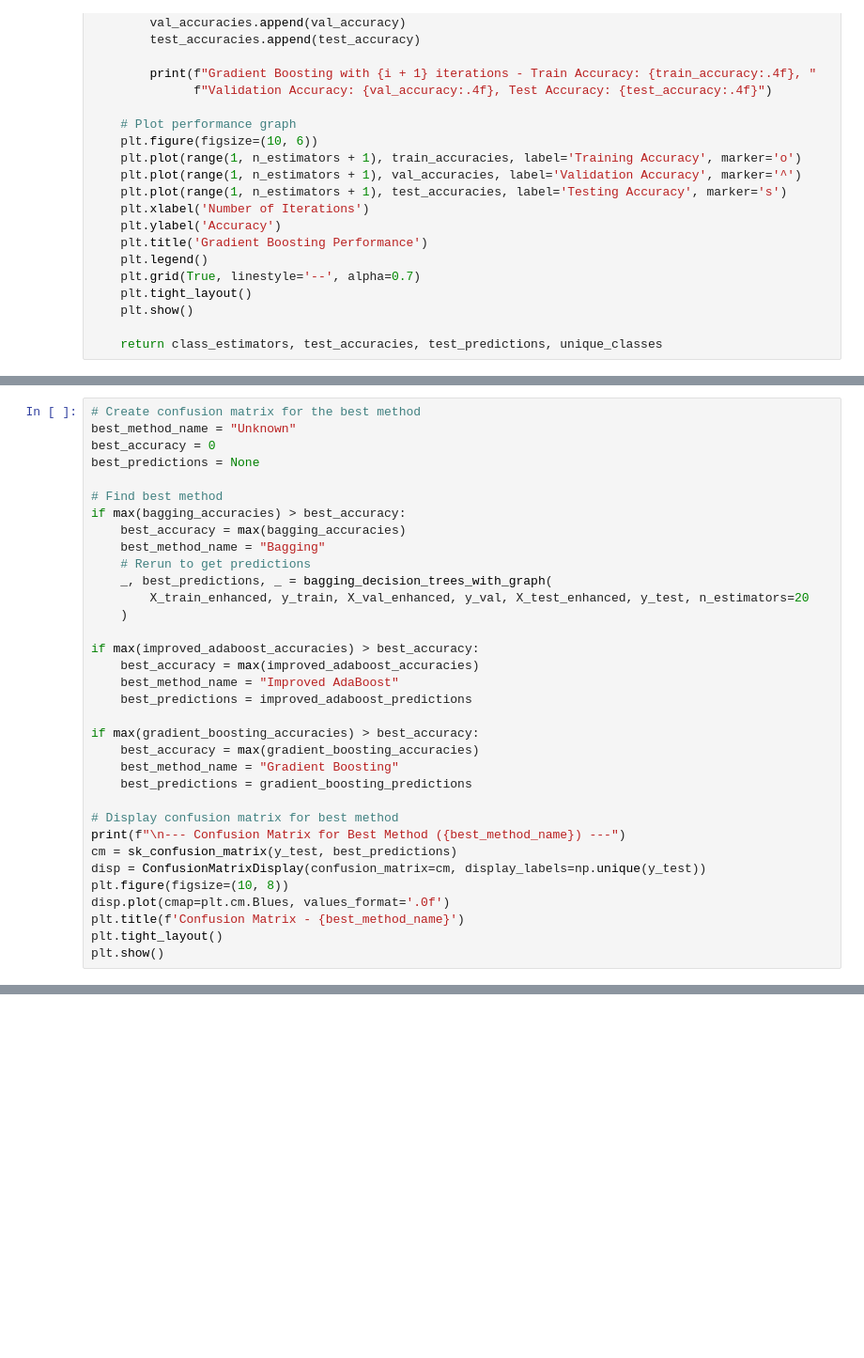
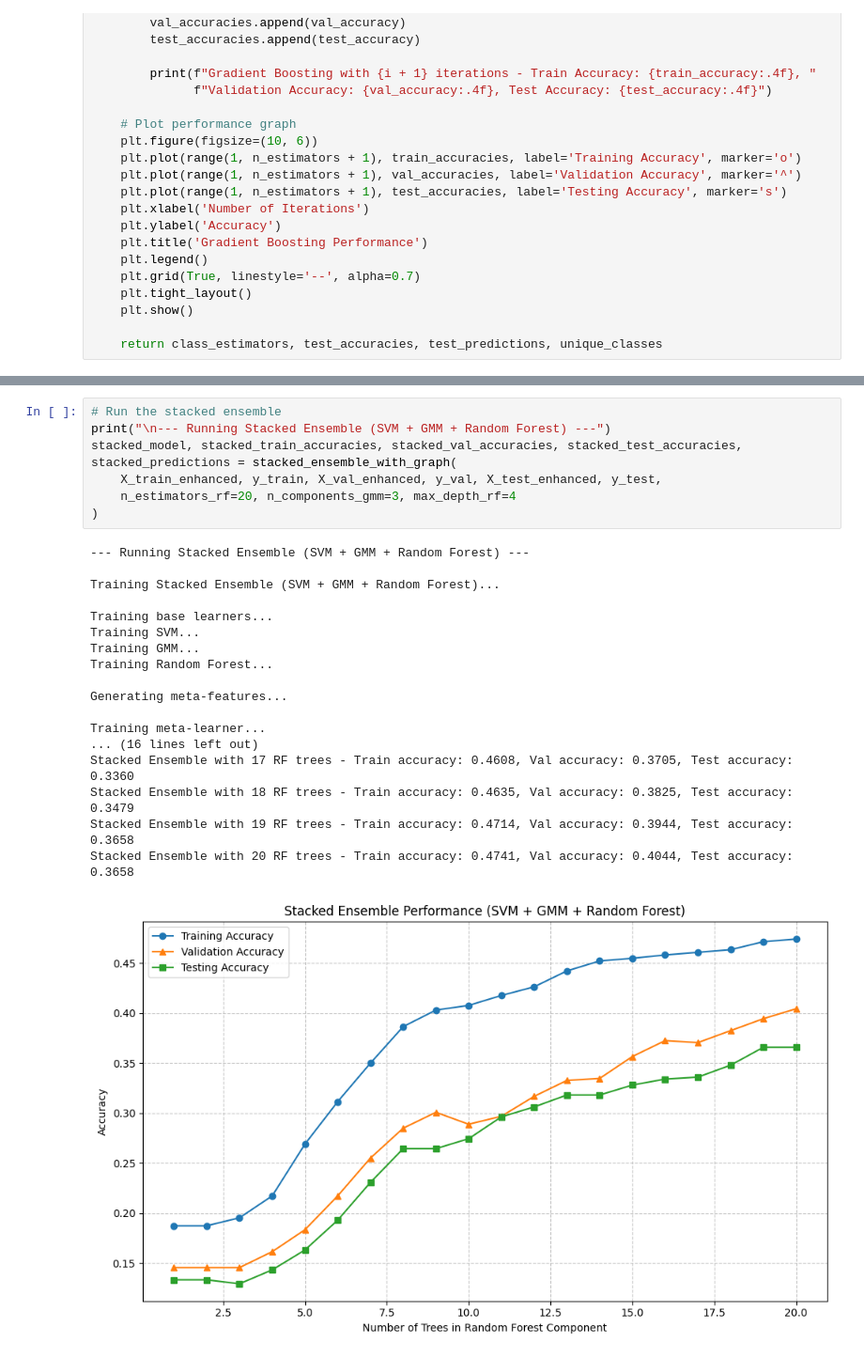
Before and after one commit to RepoRogue123/Linguistix, a Jupyter notebook: Decision_Tree/Decision_tree_ensemble_methods.ipynb, the cells around one changed output, grey strips where cells are left out. Shown at 94% size. Drawn from its saved outputs; the diff is of its cells as text; blank space fills up the shorter version.

Commit message:
Added ensemble methods for comparision and experimentation plots

```diff
--- a/Decision_Tree/Decision_tree_ensemble_methods.ipynb
+++ b/Decision_Tree/Decision_tree_ensemble_methods.ipynb
@@ -1074,34 +1073,0 @@ plt.show()
-# %%
-# Create confusion matrix for the best method
-best_method_name = "Unknown"
-best_accuracy = 0
-best_predictions = None
-
-# Find best method
-if max(bagging_accuracies) > best_accuracy:
-    best_accuracy = max(bagging_accuracies)
-    best_method_name = "Bagging"
-    # Rerun to get predictions
-    _, best_predictions, _ = bagging_decision_trees_with_graph(
-        X_train_enhanced, y_train, X_val_enhanced, y_val, X_test_enhanced, y_test, n_estimators=20
-    )
-
-if max(improved_adaboost_accuracies) > best_accuracy:
-    best_accuracy = max(improved_adaboost_accuracies)
-    best_method_name = "Improved AdaBoost"
-    best_predictions = improved_adaboost_predictions
-
-if max(gradient_boosting_accuracies) > best_accuracy:
-    best_accuracy = max(gradient_boosting_accuracies)
-    best_method_name = "Gradient Boosting"
-    best_predictions = gradient_boosting_predictions
-
-# Display confusion matrix for best method
-print(f"\n--- Confusion Matrix for Best Method ({best_method_name}) ---")
-cm = sk_confusion_matrix(y_test, best_predictions)
-disp = ConfusionMatrixDisplay(confusion_matrix=cm, display_labels=np.unique(y_test))
-plt.figure(figsize=(10, 8))
-disp.plot(cmap=plt.cm.Blues, values_format='.0f')
-plt.title(f'Confusion Matrix - {best_method_name}')
-plt.tight_layout()
-plt.show()
@@ -1107,0 +1619,26 @@ plt.show()
+# %%
+# Run the stacked ensemble
+print("\n--- Running Stacked Ensemble (SVM + GMM + Random Forest) ---")
+stacked_model, stacked_train_accuracies, stacked_val_accuracies, stacked_test_accuracies, stacked_predictions = stacked_ensemble_with_graph(
+    X_train_enhanced, y_train, X_val_enhanced, y_val, X_test_enhanced, y_test,
+    n_estimators_rf=20, n_components_gmm=3, max_depth_rf=4
+)
+# %% [output]
+--- Running Stacked Ensemble (SVM + GMM + Random Forest) ---
+
+Training Stacked Ensemble (SVM + GMM + Random Forest)...
+
+Training base learners...
+Training SVM...
+Training GMM...
+Training Random Forest...
+
+Generating meta-features...
+
+Training meta-learner...
+... (16 lines left out)
+Stacked Ensemble with 17 RF trees - Train accuracy: 0.4608, Val accuracy: 0.3705, Test accuracy: 0.3360
+Stacked Ensemble with 18 RF trees - Train accuracy: 0.4635, Val accuracy: 0.3825, Test accuracy: 0.3479
+Stacked Ensemble with 19 RF trees - Train accuracy: 0.4714, Val accuracy: 0.3944, Test accuracy: 0.3658
+Stacked Ensemble with 20 RF trees - Train accuracy: 0.4741, Val accuracy: 0.4044, Test accuracy: 0.3658
+[figure, added]
```
Also changed, not shown: parts of 13 cells of this notebook.
